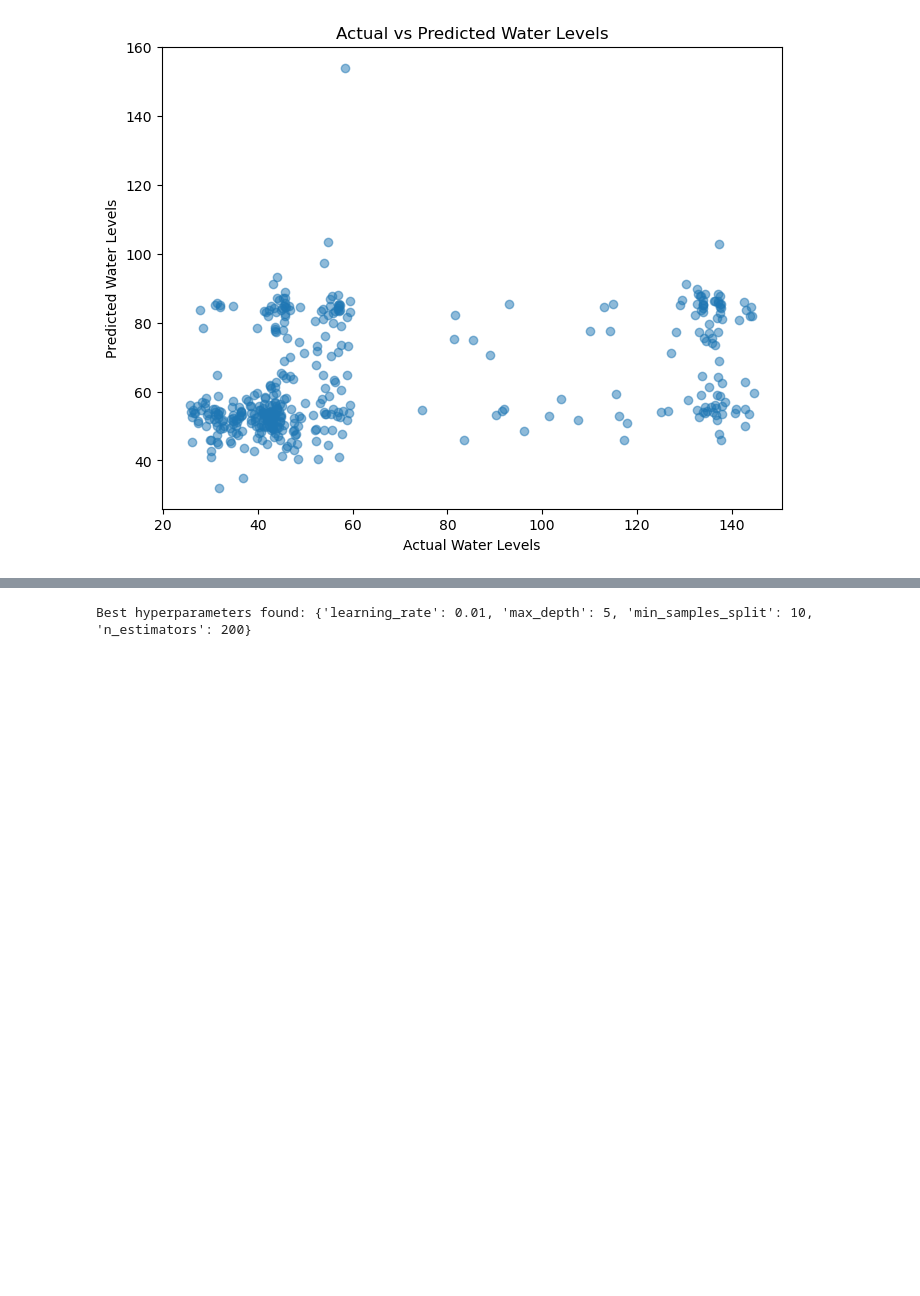
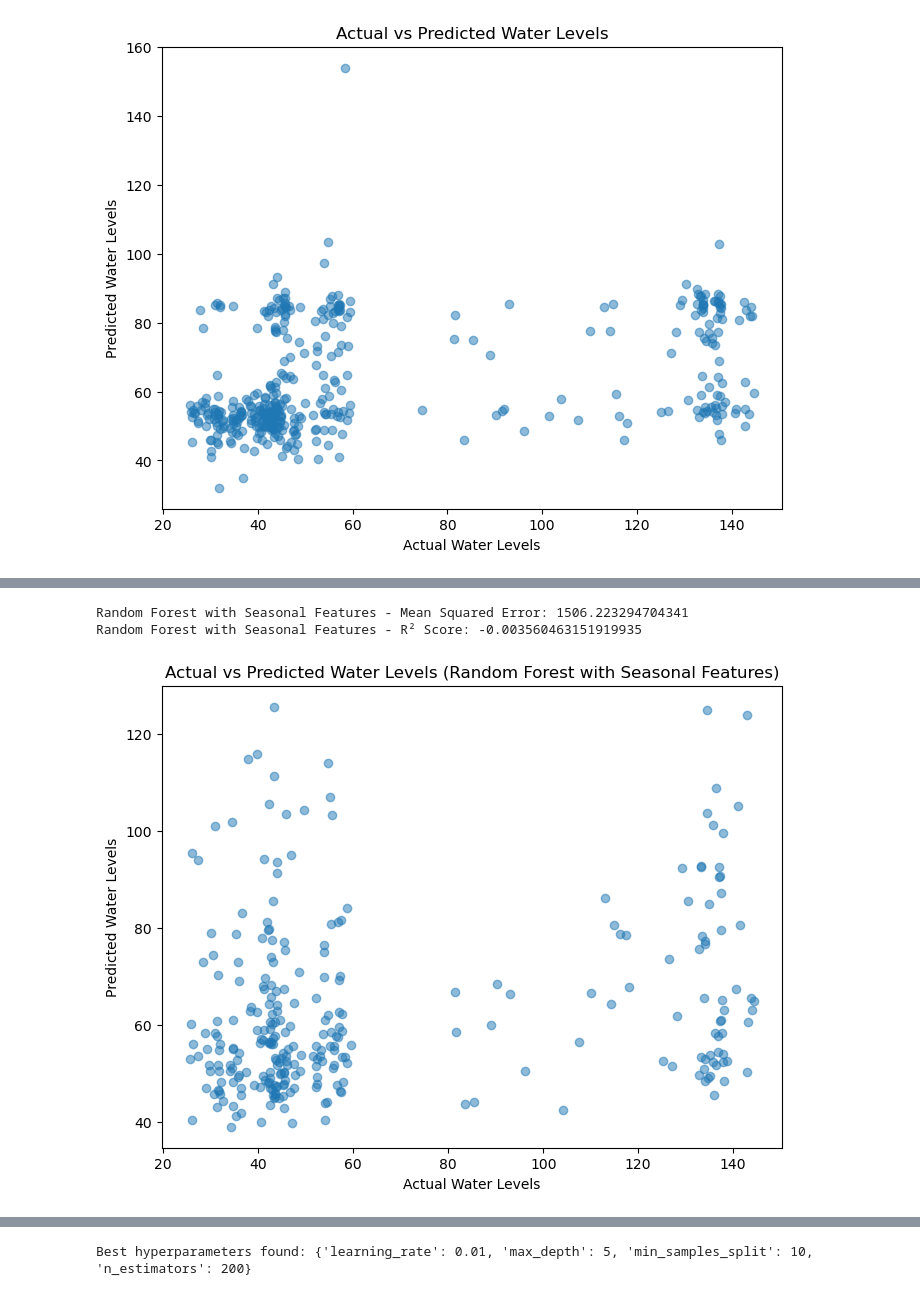
Before and after one commit to Futuroent/Iron_Hack_Water_in_Tunisia, a Jupyter notebook: notebooks/Water_Tunisia_notebook.ipynb, the cells around one changed output, grey strips where cells are left out. Drawn from its saved outputs; the diff is of its cells as text; code cells hidden in the pictures; blank space fills up the shorter version.

```diff
--- a/notebooks/Water_Tunisia_notebook.ipynb
+++ b/notebooks/Water_Tunisia_notebook.ipynb
@@ -840,0 +827,46 @@ Random Forest - R² Score: -0.06459596568042092
+# %%
+from sklearn.ensemble import RandomForestRegressor
+from sklearn.model_selection import train_test_split
+from sklearn.metrics import mean_squared_error, r2_score
+import matplotlib.pyplot as plt
+
+# Step 1: Create time-based seasonal features if not already done
+df_main['half_of_year'] = df_main['date'].dt.month.apply(lambda x: 'First Half' if x <= 6 else 'Second Half')
+
+# Step 2: Use one-hot encoding to create dummy variables for the seasons (First Half, Second Half)
+df_main = pd.get_dummies(df_main, columns=['half_of_year'], drop_first=True)
+
+# Step 3: Select features (X) and target variable (y), including the seasonal features
+X = df_main[['tavg', 'tmin', 'tmax', 'prcp', 'wspd', 'half_of_year_Second Half']]  # Add seasonal feature
+y = df_main['average_water_level']  # Target variable
+
+# Step 4: Split data into training and test sets (80% training, 20% testing)
+X_train, X_test, y_train, y_test = train_test_split(X, y, test_size=0.2, random_state=42)
+
+# Step 5: Initialize Random Forest Regressor
+rf_model = RandomForestRegressor(n_estimators=100, random_state=42)
+
+# Step 6: Train the model
+rf_model.fit(X_train, y_train)
+
+# Step 7: Predict on the test set
+y_pred_rf = rf_model.predict(X_test)
+
+# Step 8: Evaluate the model
+mse_rf = mean_squared_error(y_test, y_pred_rf)
+r2_rf = r2_score(y_test, y_pred_rf)
+
+print(f"Random Forest with Seasonal Features - Mean Squared Error: {mse_rf}")
+print(f"Random Forest with Seasonal Features - R² Score: {r2_rf}")
+
+# Step 9: Plot Actual vs Predicted
+plt.figure(figsize=(8, 6))
+plt.scatter(y_test, y_pred_rf, alpha=0.5)
+plt.xlabel('Actual Water Levels')
+plt.ylabel('Predicted Water Levels')
+plt.title('Actual vs Predicted Water Levels (Random Forest with Seasonal Features)')
+plt.show()
+# %% [output]
+Random Forest with Seasonal Features - Mean Squared Error: 1506.223294704341
+Random Forest with Seasonal Features - R² Score: -0.003560463151919935
+[figure, added]
```
Also changed, not shown: parts of 10 cells of this notebook, 1 other file.
